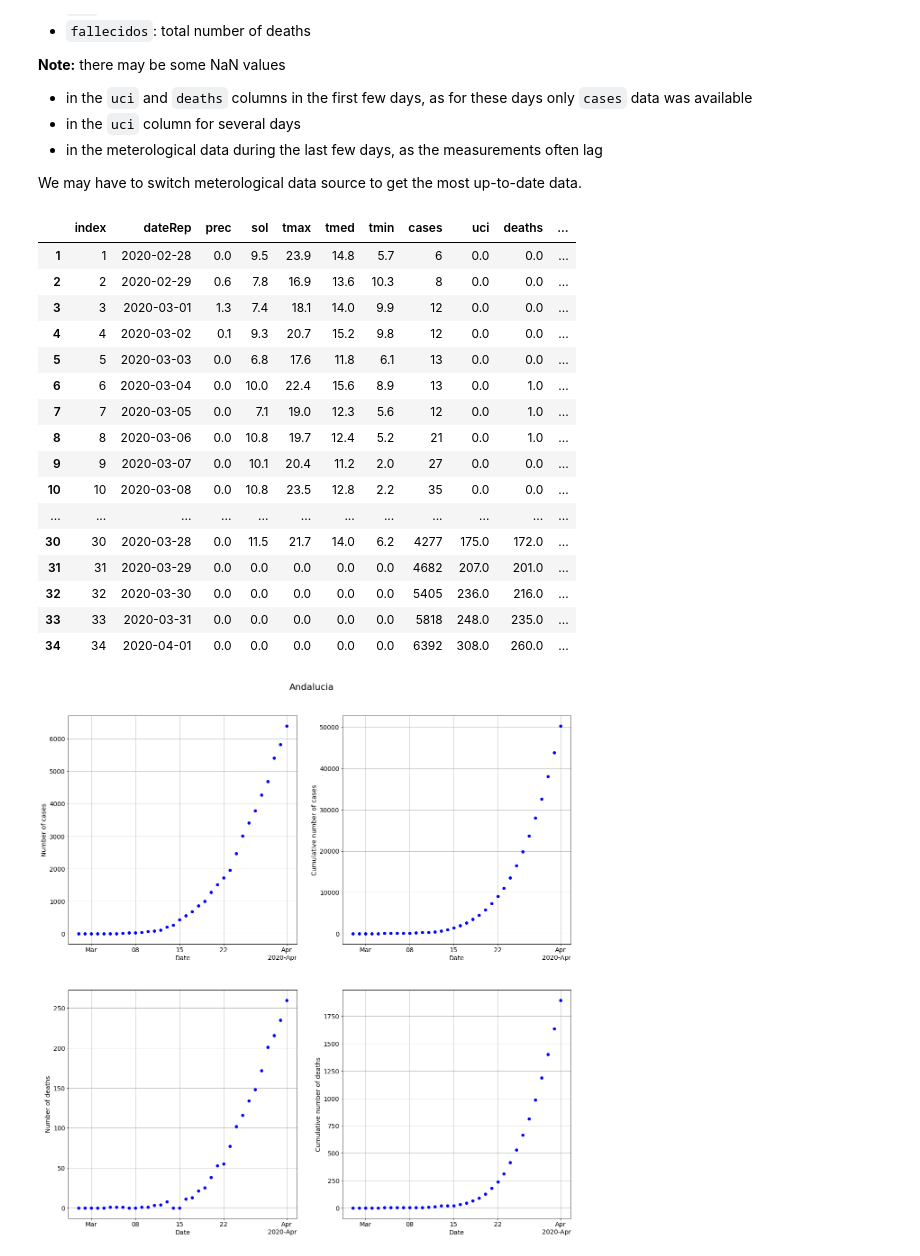
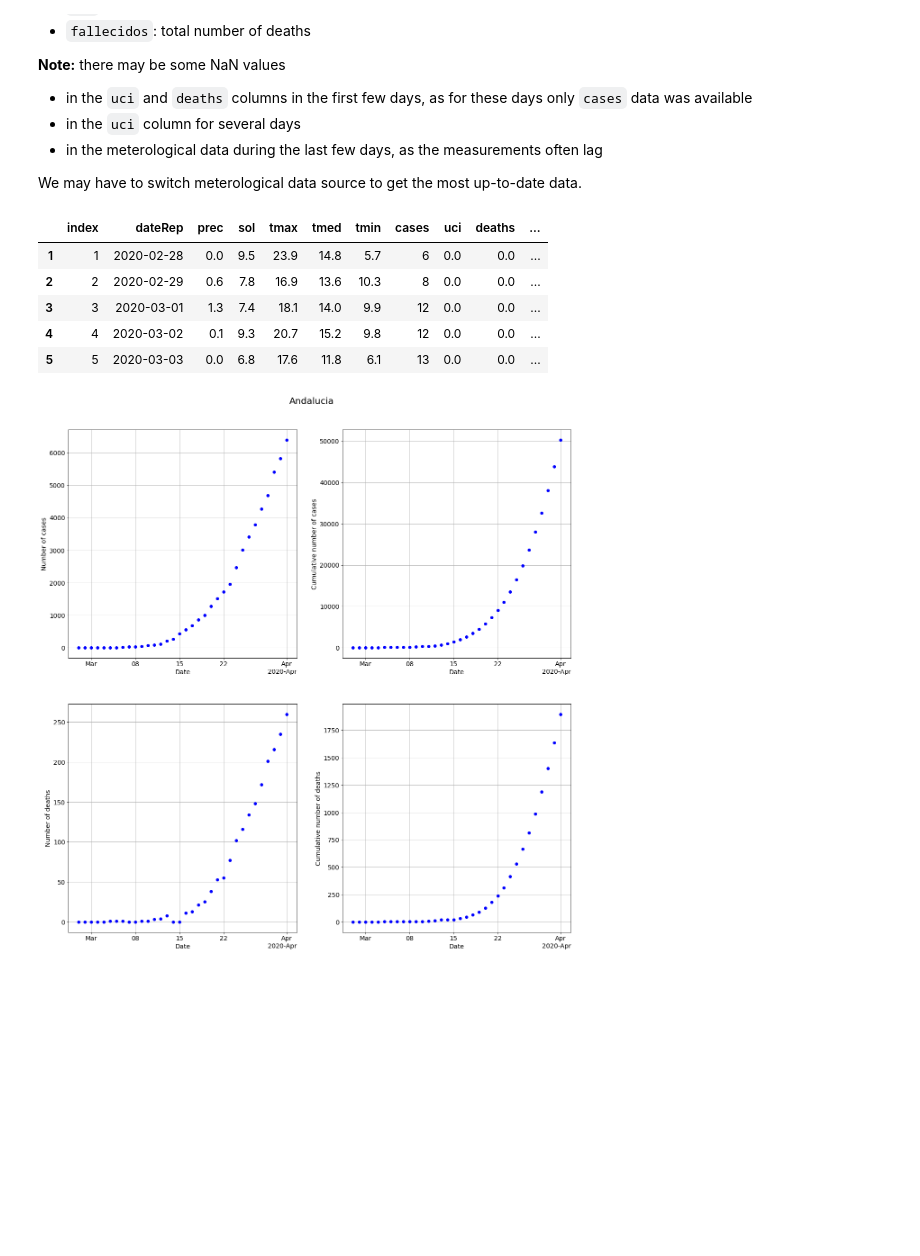
Before and after one commit to jjgomezcadenas/C19, a Jupyter notebook: nb/c19_communities_jj.ipynb, the cells around one changed output. Drawn from its saved outputs; the diff is of its cells as text; code cells hidden in the pictures; blank space fills up the shorter version.

```diff
--- a/nb/c19_communities_jj.ipynb
+++ b/nb/c19_communities_jj.ipynb
@@ -86,25 +74,14 @@ Meteo data format:
 We may have to switch meterological data source to get the most up-to-date data.
 # %%
 dfan = cio.ecdc_select_country(df_communities, country='AN', thr=2)
-dfan
+dfan.head()
 # %% [output]
 |  | index | dateRep | prec | sol | tmax | tmed | tmin | cases | uci | deaths | ... |
 | 1 | 1 | 2020-02-28 | 0.0 | 9.5 | 23.9 | 14.8 | 5.7 | 6 | 0.0 | 0.0 | ... |
 | 2 | 2 | 2020-02-29 | 0.6 | 7.8 | 16.9 | 13.6 | 10.3 | 8 | 0.0 | 0.0 | ... |
 | 3 | 3 | 2020-03-01 | 1.3 | 7.4 | 18.1 | 14.0 | 9.9 | 12 | 0.0 | 0.0 | ... |
 | 4 | 4 | 2020-03-02 | 0.1 | 9.3 | 20.7 | 15.2 | 9.8 | 12 | 0.0 | 0.0 | ... |
 | 5 | 5 | 2020-03-03 | 0.0 | 6.8 | 17.6 | 11.8 | 6.1 | 13 | 0.0 | 0.0 | ... |
-| 6 | 6 | 2020-03-04 | 0.0 | 10.0 | 22.4 | 15.6 | 8.9 | 13 | 0.0 | 1.0 | ... |
-| 7 | 7 | 2020-03-05 | 0.0 | 7.1 | 19.0 | 12.3 | 5.6 | 12 | 0.0 | 1.0 | ... |
-| 8 | 8 | 2020-03-06 | 0.0 | 10.8 | 19.7 | 12.4 | 5.2 | 21 | 0.0 | 1.0 | ... |
-| 9 | 9 | 2020-03-07 | 0.0 | 10.1 | 20.4 | 11.2 | 2.0 | 27 | 0.0 | 0.0 | ... |
-| 10 | 10 | 2020-03-08 | 0.0 | 10.8 | 23.5 | 12.8 | 2.2 | 35 | 0.0 | 0.0 | ... |
-| ... | ... | ... | ... | ... | ... | ... | ... | ... | ... | ... | ... |
-| 30 | 30 | 2020-03-28 | 0.0 | 11.5 | 21.7 | 14.0 | 6.2 | 4277 | 175.0 | 172.0 | ... |
-| 31 | 31 | 2020-03-29 | 0.0 | 0.0 | 0.0 | 0.0 | 0.0 | 4682 | 207.0 | 201.0 | ... |
-| 32 | 32 | 2020-03-30 | 0.0 | 0.0 | 0.0 | 0.0 | 0.0 | 5405 | 236.0 | 216.0 | ... |
-| 33 | 33 | 2020-03-31 | 0.0 | 0.0 | 0.0 | 0.0 | 0.0 | 5818 | 248.0 | 235.0 | ... |
-| 34 | 34 | 2020-04-01 | 0.0 | 0.0 | 0.0 | 0.0 | 0.0 | 6392 | 308.0 | 260.0 | ... |
 # %%
 cplt.plot_cases_and_deaths(dfan, country= 'Andalucia', figsize=(20,20), log=False, reverse=False)
 # %% [output]
```
Also changed, not shown: parts of 4 cells of this notebook, 3 other files.
